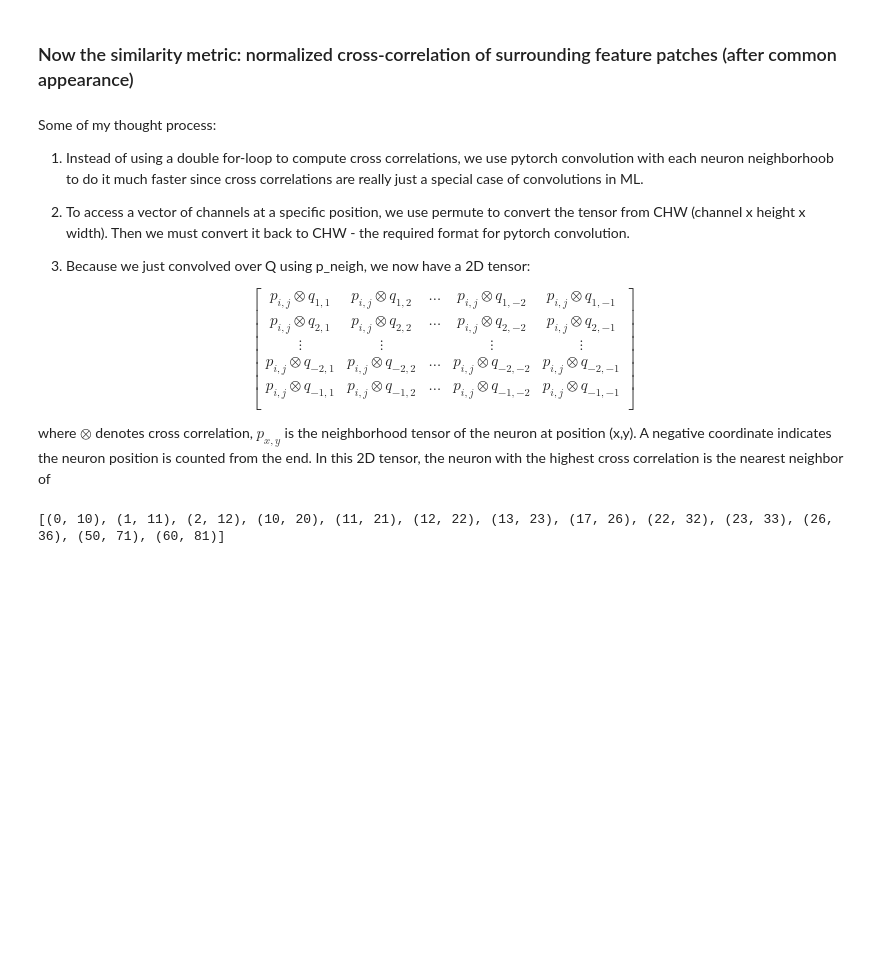
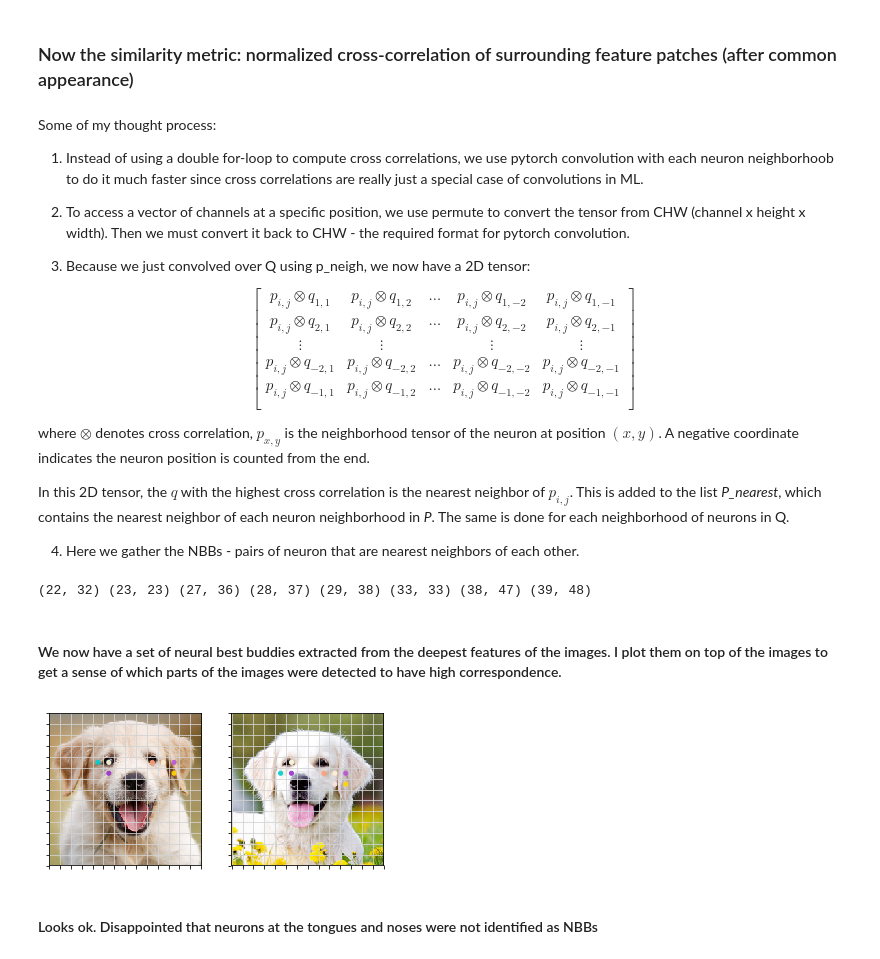
Before and after one commit to jackiexubm/NBB-Pytorch, a Jupyter notebook: neural_best_buddies.ipynb, the cells around one changed output. Saved outputs shown, nothing was run; the diff lists cells and outputs as text; code cells hidden in the pictures; blank space fills up the shorter version.

```diff
--- a/neural_best_buddies.ipynb
+++ b/neural_best_buddies.ipynb
@@ -184,11 +185,48 @@ p_{i,j}	\otimes q_{-2,1} & p_{i,j} \otimes q_{-2,2} & \dots & p_{i,j} \otimes q_
 p_{i,j}	\otimes q_{-1,1} & p_{i,j} \otimes q_{-1,2} & \dots & p_{i,j} \otimes q_{-1,-2} & p_{i,j} \otimes q_{-1,-1}\\
 \end{bmatrix}
 
-   where $\otimes$ denotes cross correlation, $p_{x,y}$ is the neighborhood tensor of the neuron at position (x,y). A negative coordinate indicates the neuron position is counted from the end. In this 2D tensor, the neuron with the highest cross correlation is the nearest neighbor of
+   where $\otimes$ denotes cross correlation, $p_{x,y}$ is the neighborhood tensor of the neuron at position $(x,y)$. A negative coordinate indicates the neuron position is counted from the end.
+
+   In this 2D tensor, the $q$ with the highest cross correlation is the nearest neighbor of $p_{i,j}$. This is added to the list *P_nearest*, which contains the nearest neighbor of each neuron neighborhood in *P*. The same is done for each neighborhood of neurons in Q.
+
+4. Here we gather the NBBs - pairs of neuron that are nearest neighbors of each other.
 # %%
 nbb = NeuralBestBuddies()
 
 nbbs = nbb(feat_a[4], feat_b[4], 2)
-print(nbbs)
+print(*nbbs)
 # %% [output]
-[(0, 10), (1, 11), (2, 12), (10, 20), (11, 21), (12, 22), (13, 23), (17, 26), (22, 32), (23, 33), (26, 36), (50, 71), (60, 81)]
+(22, 32) (23, 23) (27, 36) (28, 37) (29, 38) (33, 33) (38, 47) (39, 48)
+# %% [markdown]
+#### We now have a set of neural best buddies extracted from the deepest features of the images. I plot them on top of the images to get a sense of which parts of the images were detected to have high correspondence.
+# %%
+import matplotlib.pyplot as plt
+import matplotlib.ticker as plticker
+from matplotlib import colors as mcolors
+from random import shuffle
+
+colors = list(dict(mcolors.BASE_COLORS, **mcolors.CSS4_COLORS).keys())
+shuffle(colors)
+
+def plot_with_grid(subplt, img, n_cells, neigh_rad, nbbs, a_or_b, my_dpi=60):
+    ax=plt.subplot(*subplt)
+    grid_width = im_a.size[0] / n_cells
+    loc = plticker.MultipleLocator(base=grid_width)
+    ax.xaxis.set_major_locator(loc)
+    ax.yaxis.set_major_locator(loc)
+    ax.set_xticklabels([])
+    ax.set_yticklabels([])
+    ax.grid(which='major', axis='both', linestyle='-', color='lightgrey')
+    ax.imshow(img)
+    nbb_index = 0 if a_or_b == 'a' else 1
+    for index, coords in enumerate(nbbs):
+        j=grid_width/2+(coords[nbb_index]//(n_cells-2*neigh_rad)+neigh_rad)*grid_width
+        i=grid_width/2+(coords[nbb_index]%(n_cells-2*neigh_rad)+neigh_rad)*grid_width
+        ax.add_artist(plt.Circle((i, j), 3, color=colors[index], alpha=0.9))
+
+plot_with_grid((1,2,1), im_a, feat_a[4].size()[2], 2, nbbs, 'a')
+plot_with_grid((1,2,2), im_b, feat_a[4].size()[2], 2, nbbs, 'b')
+# %% [output]
+[figure, added]
+# %% [markdown]
+#### Looks ok. Disappointed that neurons at the tongues and noses were not identified as NBBs
```
Also changed, not shown: parts of 4 cells of this notebook, 2 other files.
